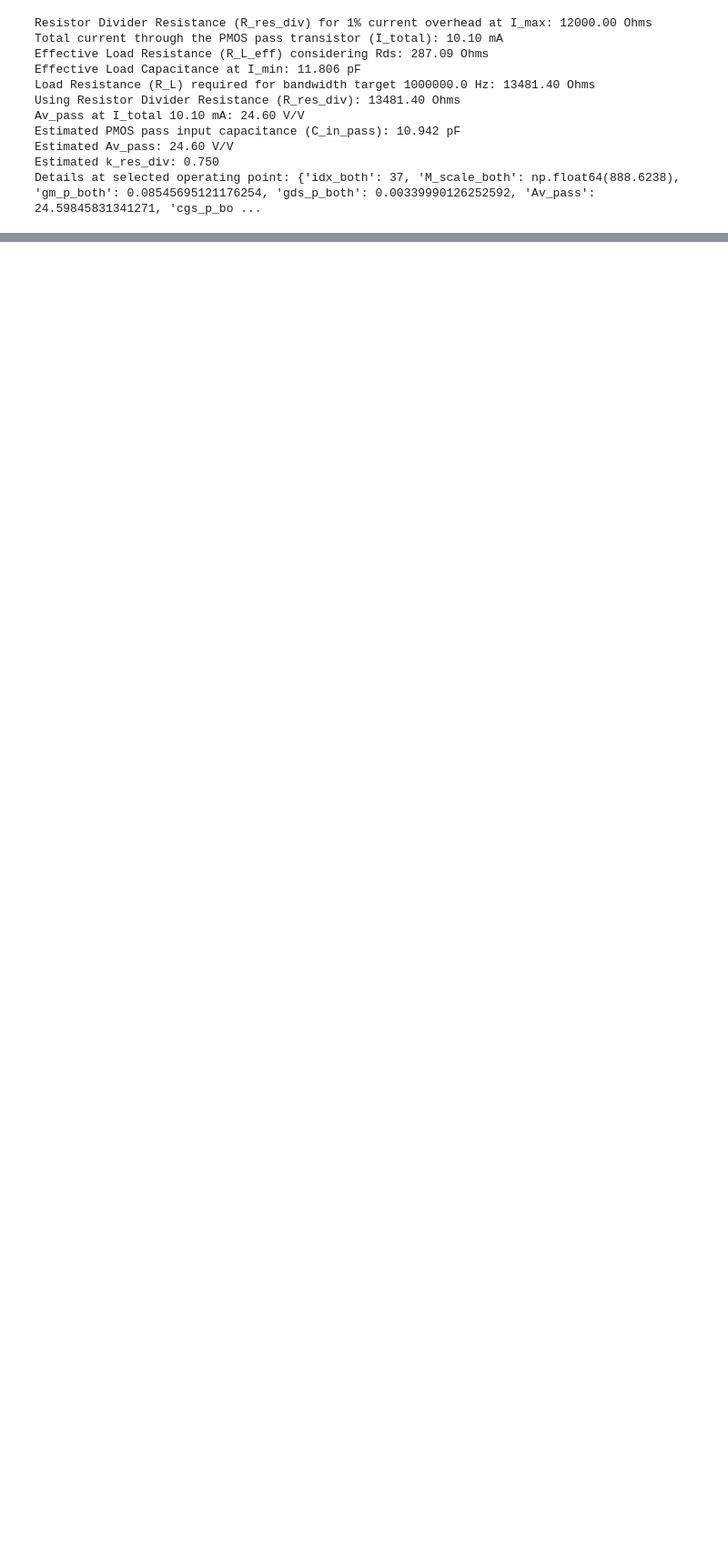
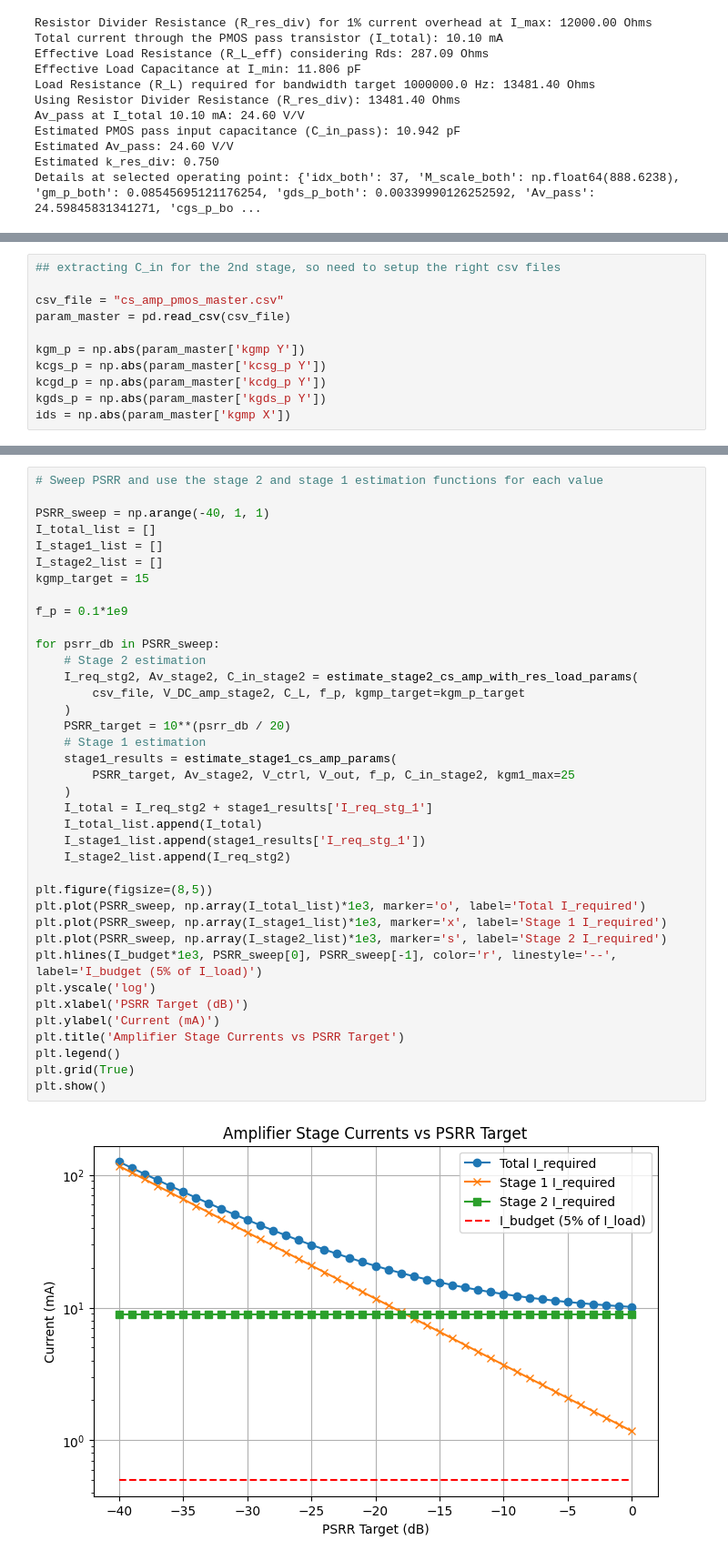
Before and after one commit to Sakthi-Kalidasan/C_ID_repo, a Jupyter notebook: LDO/LDO_Analysis.ipynb, the cells around one changed output, grey strips where cells are left out. Shown: that part at 91% size. Cells and saved outputs as stored; diff of their text form; blank space fills up the shorter version.

Commit message:
Added estimation for architecture 2

```diff
--- a/LDO/LDO_Analysis.ipynb
+++ b/LDO/LDO_Analysis.ipynb
@@ -878,0 +892,11 @@ Details at selected operating point: {'idx_both': 37, 'M_scale_both': np.float64
+# %%
+## extracting C_in for the 2nd stage, so need to setup the right csv files
+
+csv_file = "cs_amp_pmos_master.csv"
+param_master = pd.read_csv(csv_file)
+
+kgm_p = np.abs(param_master['kgmp Y'])
+kcgs_p = np.abs(param_master['kcsg_p Y'])
+kcgd_p = np.abs(param_master['kcdg_p Y'])
+kgds_p = np.abs(param_master['kgds_p Y'])
+ids = np.abs(param_master['kgmp X'])
@@ -878,0 +1042,40 @@ Details at selected operating point: {'idx_both': 37, 'M_scale_both': np.float64
+# %%
+# Sweep PSRR and use the stage 2 and stage 1 estimation functions for each value
+
+PSRR_sweep = np.arange(-40, 1, 1)
+I_total_list = []
+I_stage1_list = []
+I_stage2_list = []
+kgmp_target = 15
+
+f_p = 0.1*1e9
+
+for psrr_db in PSRR_sweep:
+    # Stage 2 estimation
+    I_req_stg2, Av_stage2, C_in_stage2 = estimate_stage2_cs_amp_with_res_load_params(
+        csv_file, V_DC_amp_stage2, C_L, f_p, kgmp_target=kgm_p_target
+    )
+    PSRR_target = 10**(psrr_db / 20)
+    # Stage 1 estimation
+    stage1_results = estimate_stage1_cs_amp_params(
+        PSRR_target, Av_stage2, V_ctrl, V_out, f_p, C_in_stage2, kgm1_max=25
+    )
+    I_total = I_req_stg2 + stage1_results['I_req_stg_1']
+    I_total_list.append(I_total)
+    I_stage1_list.append(stage1_results['I_req_stg_1'])
+    I_stage2_list.append(I_req_stg2)
+
+plt.figure(figsize=(8,5))
+plt.plot(PSRR_sweep, np.array(I_total_list)*1e3, marker='o', label='Total I_required')
+plt.plot(PSRR_sweep, np.array(I_stage1_list)*1e3, marker='x', label='Stage 1 I_required')
+plt.plot(PSRR_sweep, np.array(I_stage2_list)*1e3, marker='s', label='Stage 2 I_required')
+plt.hlines(I_budget*1e3, PSRR_sweep[0], PSRR_sweep[-1], color='r', linestyle='--', label='I_budget (5% of I_load)')
+plt.yscale('log')
+plt.xlabel('PSRR Target (dB)')
+plt.ylabel('Current (mA)')
+plt.title('Amplifier Stage Currents vs PSRR Target')
+plt.legend()
+plt.grid(True)
+plt.show()
+# %% [output]
+[figure, added]
```
Also changed, not shown: parts of 10 cells of this notebook, 2 other files.
